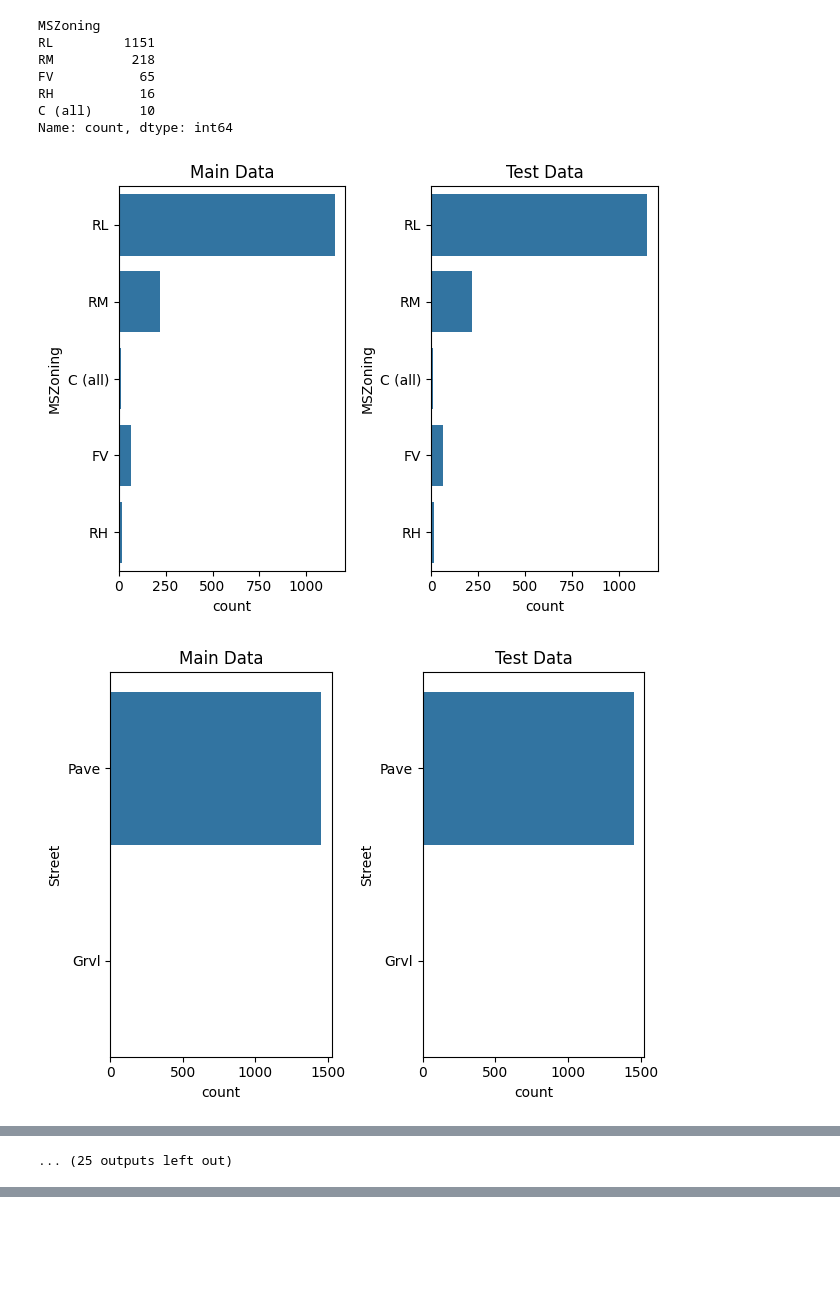
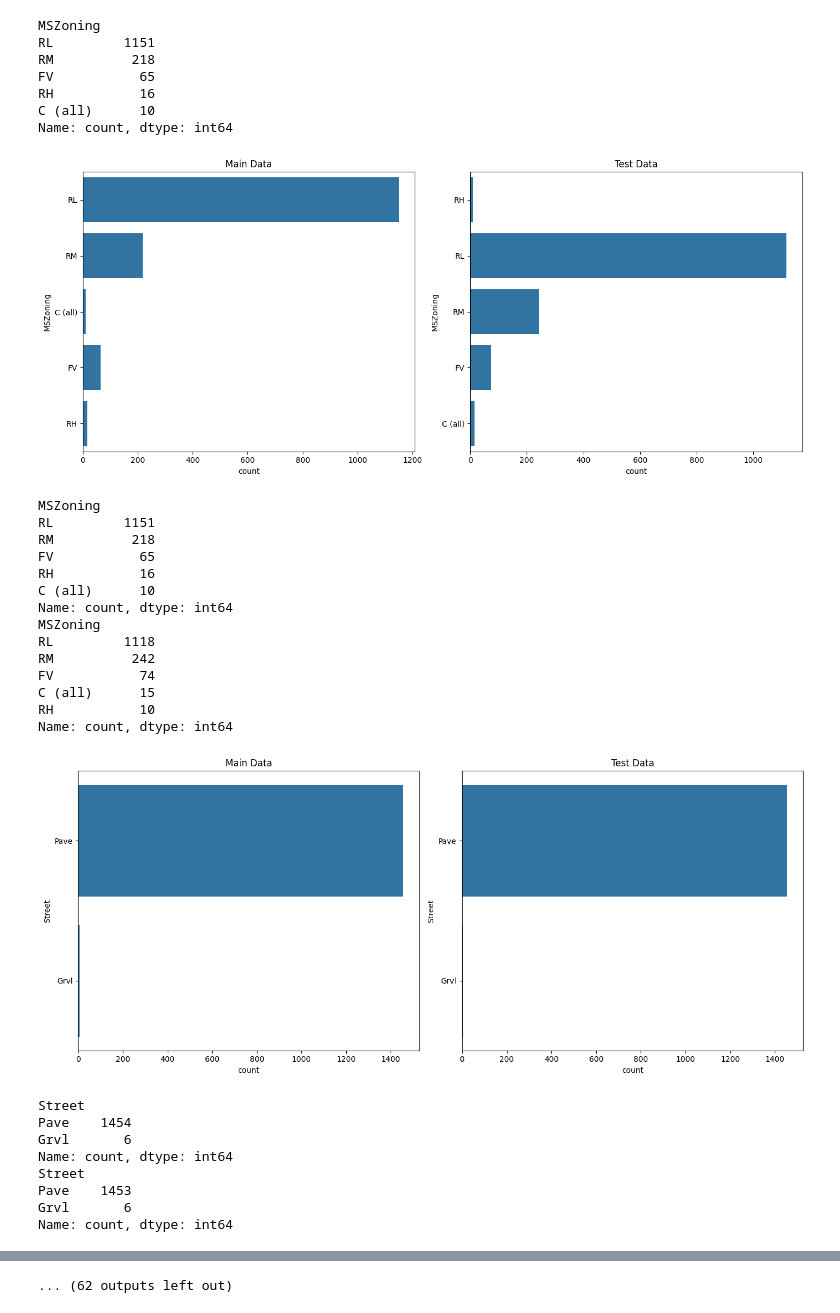
Before and after one commit to isfar12/Machine-Learning, a Jupyter notebook: Contest_journey/house_price_pred_adv.ipynb, the cells around one changed output, grey strips where cells are left out. Drawn from its saved outputs; the diff is of its cells as text; code cells hidden in the pictures; blank space fills up the shorter version.

```diff
--- a/Contest_journey/house_price_pred_adv.ipynb
+++ b/Contest_journey/house_price_pred_adv.ipynb
@@ -122,6 +150,6 @@ dtype: object
 # %%
 for i in null_contains:
     if df[i].dtype =="object":
-        df[i].fillna(df[i].mode()[0],inplace=True)
+        df[i]=df[i].fillna(df[i].mode()[0])
     else:
-        df[i].fillna(df[i].mean(),inplace=True)
+        df[i]=df[i].fillna(df[i].mean())
@@ -145,0 +156,11 @@ sns.heatmap(df.isnull())
+# %%
+for i in test_null_contains:
+    if test[i].dtype =="object":
+        test[i]=test[i].fillna(test[i].mode()[0])
+    else:
+        test[i]=test[i].fillna(test[i].mean())
+# %%
+fig,subplot=plt.subplots(1,2,figsize=(14, 6))
+plt.figure(figsize=(14,7))
+sns.heatmap(df.isnull(),ax=subplot[0])
+sns.heatmap(test.isnull(),ax=subplot[1])
@@ -174,16 +199,44 @@ FV           65
 RH           16
 C (all)      10
 Name: count, dtype: int64
+# %%
+for i in object_columns:
+    df[i].value_counts()
+    test[i].value_counts()
 # %%
 for i in object_columns:
-    fig,axes=plt.subplots(1,2)
+    fig,axes=plt.subplots(1,2,figsize=(14,6))
     sns.countplot(df[i],ax=axes[0])
     axes[0].set_title("Main Data")
-    sns.countplot(df[i],ax=axes[1])
+    sns.countplot(test[i],ax=axes[1])
     axes[1].set_title("Test Data")
 
     plt.tight_layout()
     plt.show()
+    print(df[i].value_counts())
+    print(test[i].value_counts())
 # %% [output]
-[figure, old version]
+[figure, new version]
+MSZoning
+RL         1151
+RM          218
+FV           65
+RH           16
+C (all)      10
+Name: count, dtype: int64
+MSZoning
+RL         1118
+RM          242
+FV           74
+C (all)      15
+RH           10
+Name: count, dtype: int64
-[figure, old version]
+[figure, new version]
+Street
+Pave    1454
+Grvl       6
+Name: count, dtype: int64
+Street
+Pave    1453
+Grvl       6
+Name: count, dtype: int64
@@ -200 +277,0 @@ for i in object_columns:
-... (25 outputs left out)
@@ -200,0 +292 @@ for i in object_columns:
+... (62 outputs left out)
```
Also changed, not shown: parts of 49 cells of this notebook, 2 other files.
